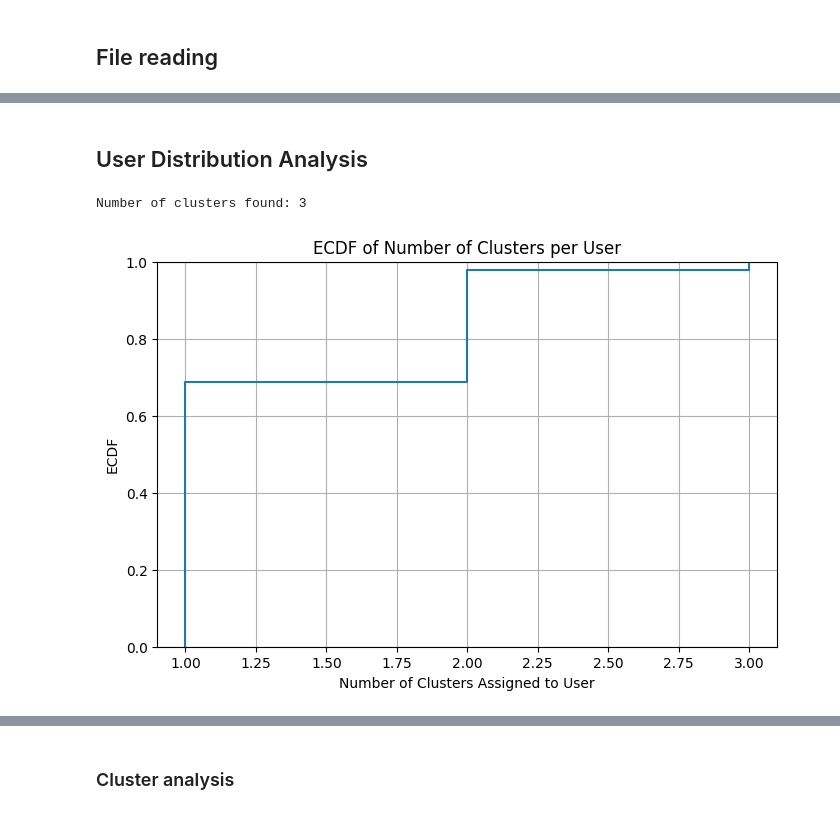
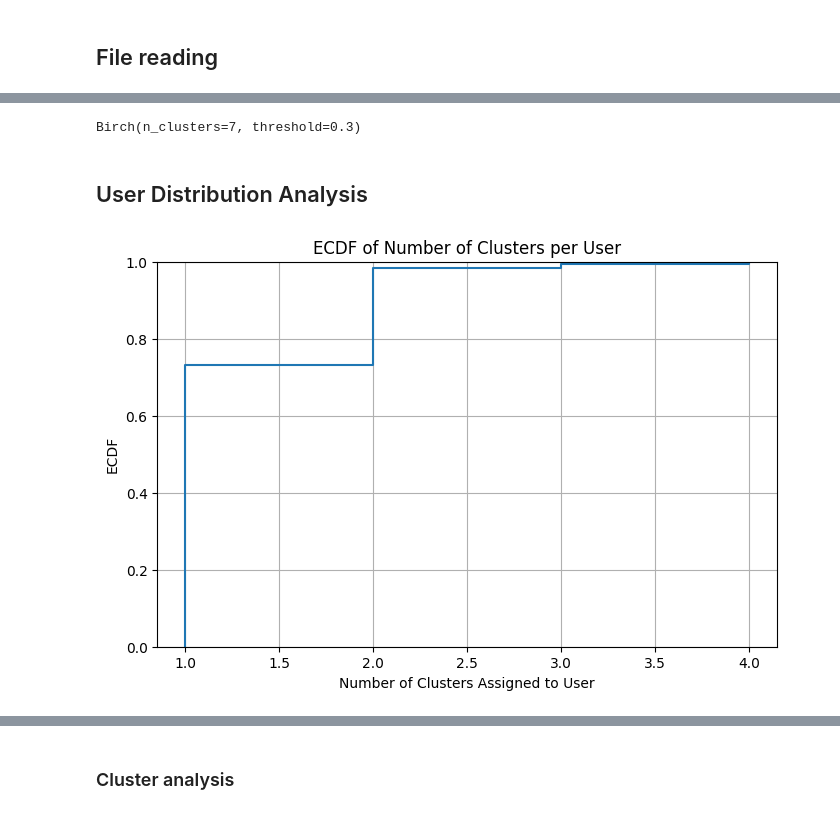
Before and after one commit to PettinatoGiacomo/ML4N-reddit, a Jupyter notebook: UnsupervisedBirch.ipynb, the cells around one changed output, grey strips where cells are left out. Saved outputs shown, nothing was run; the diff lists cells and outputs as text; code cells hidden in the pictures.

```diff
--- a/UnsupervisedBirch.ipynb
+++ b/UnsupervisedBirch.ipynb
@@ -43,24 +43,28 @@ data['body'] = data['body'].apply(lambda x: ' '.join([lemmatizer.lemmatize(word)
 # %%
-# Count word frequencies in the 'body' column
 word_counts = data['body'].str.split().explode().value_counts()
-
-# Get words that appear only once
-words_once = set(word_counts[word_counts == 1].index)
-
-# Get most frequent words (e.g., top 20)
-most_freq_words = set(word_counts.nlargest(20).index)
-
-# Combine with wordsToRemove
-remove_words = words_once | most_freq_words
+#remove_words = set(word_counts[word_counts < 100].index)#removing words that appear less than 100 times in the dataset
+remove_words = set(word_counts.nlargest(100).index)#removing the 100 most frequent words (stopwords)
 
 def remove_selected_words(text):
     return ' '.join([word for word in text.split() if word not in remove_words])
+
+most_frequent_words = set(word_counts.nlargest(140000).index)
+
+def keep_most_frequent_words(text):
+    return ' '.join([word for word in text.split() if word in most_frequent_words])
+
+data['body'] = data['body'].apply(keep_most_frequent_words)
 
 data['body'] = data['body'].apply(remove_selected_words)
 
 data['body'] = data['body'].str.strip() #remove leading and trailing whitespace
 data = data[~(data['body'] == '')] #drop empty comments
+# %%
+data['word_count'] = data['body'].str.split().apply(len)
+data = data[data['word_count'] >= 10] #keep comments with at least 10 words
+data = data[data['word_count'] <= 500] #keep comments with at most 500 words
 # %%
-vectorizer = TfidfVectorizer()
+vectorizer = CountVectorizer()
+#vectorizer = TfidfVectorizer()
 vectorizedData = vectorizer.fit_transform(data['body'])
 # %% [markdown]
@@ -111,26 +177,29 @@ Birch(branching_factor=25, threshold=0.7)
+# %%
+numberOfChoosenClusters=3
+indexOfChoosenCluster = n_clusters_options[n_clusters_options == numberOfChoosenClusters]
+best_birch = Birch(**best_params,n_clusters=numberOfChoosenClusters)
+best_birch.fit(vectorizedData)
+# %% [output]
+Birch(n_clusters=7, threshold=0.3)
 # %% [markdown]
 <h2>User Distribution Analysis</h2>
 # %%
-number_of_clusters = len(set(best_birch.labels_))
-print("Number of clusters found:", number_of_clusters)
-
 data["cluster"]= best_birch.labels_
 user_clusters = data.groupby('author')['cluster'].nunique().reset_index()#grouping by author
 #user clusters is now a series with author and number of clusters
 user_clusters.columns = ['author', 'num_clusters']#turn it into a DF
 
 # Filter user_clusters to only those authors who have multiple comments
 authors_with_multiple_comments = data.groupby('author')['body'].nunique()
 authors_with_multiple_comments = authors_with_multiple_comments[authors_with_multiple_comments > 1].index
 user_clusters = user_clusters[user_clusters['author'].isin(authors_with_multiple_comments)]
 
 plt.figure(figsize=(8, 5))
 sns.ecdfplot(data=user_clusters, x='num_clusters')
 plt.xlabel('Number of Clusters Assigned to User')
 plt.ylabel('ECDF')
 plt.title('ECDF of Number of Clusters per User')
 plt.grid(True)
 plt.show()
 # %% [output]
-Number of clusters found: 3
-[figure, old version]
+[figure, new version]
```
Also changed, not shown: parts of 18 cells of this notebook, 9 other files.
